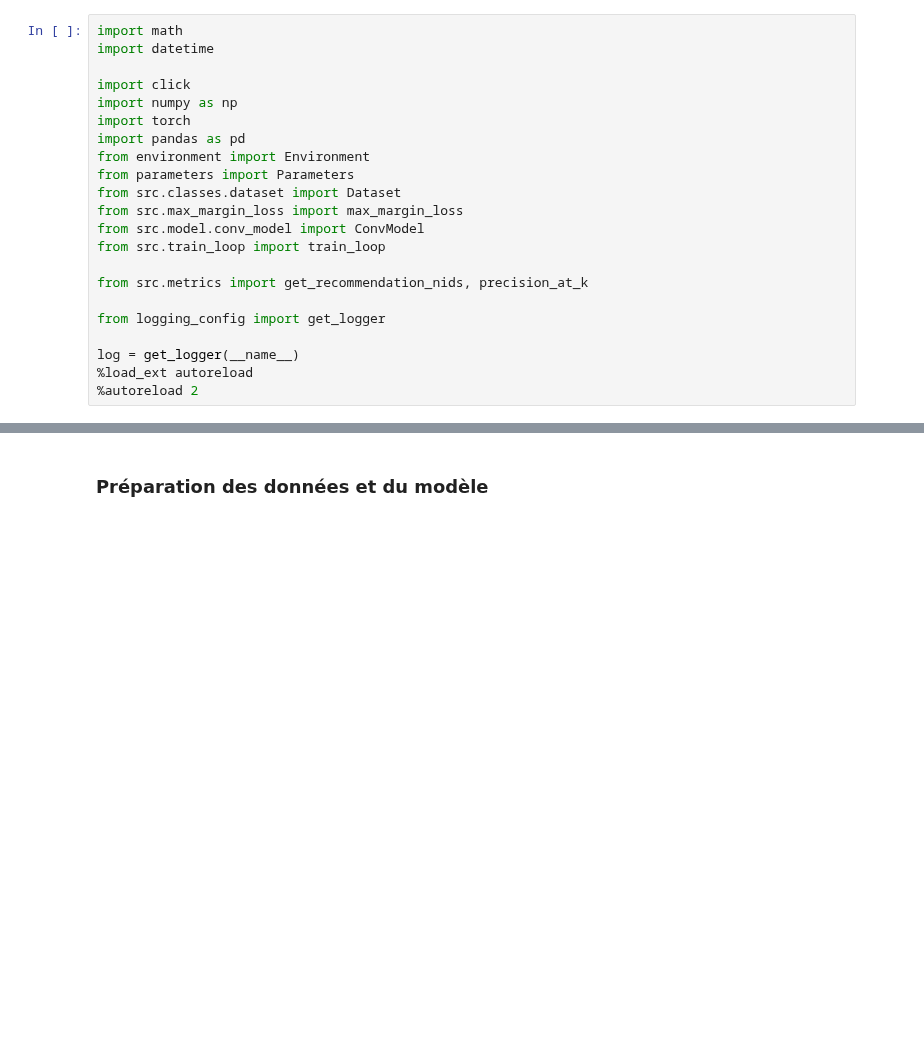
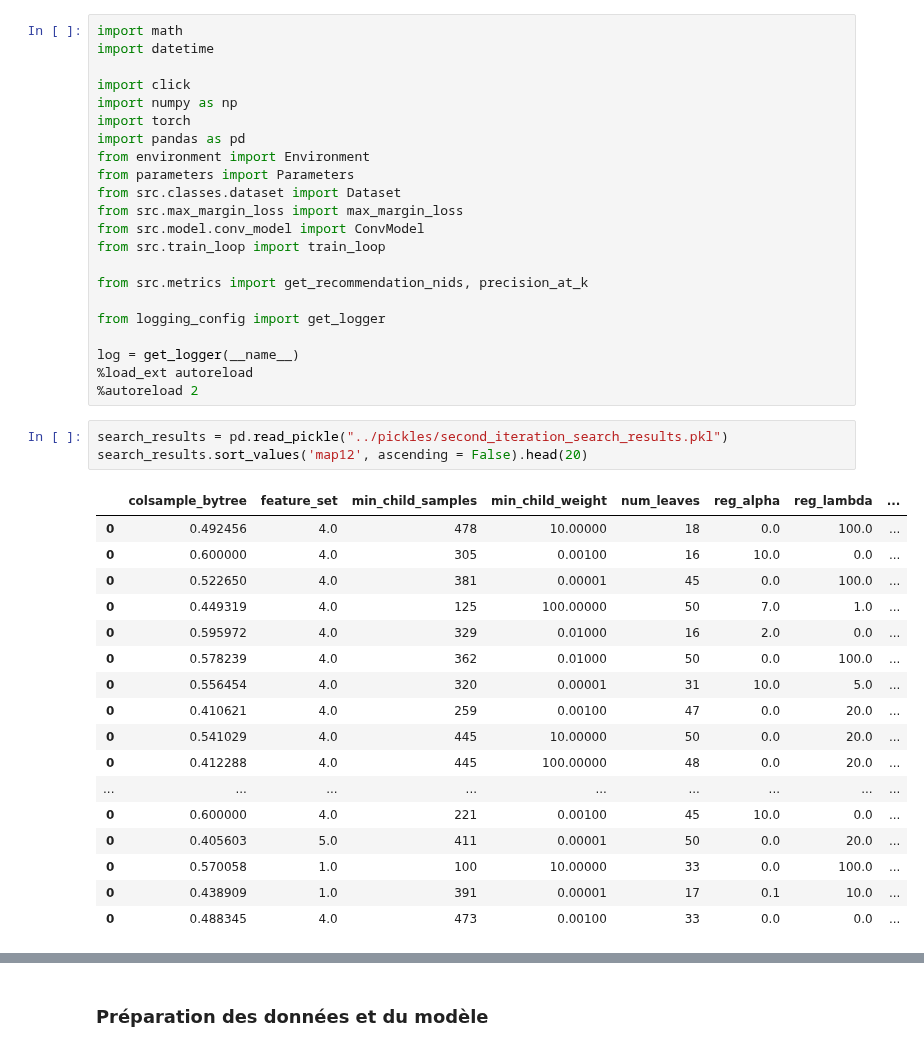
Before and after one commit to treb93/pyhm, a Jupyter notebook: gnn/debug.ipynb, the cells around one changed output, grey strips where cells are left out. Saved outputs shown, nothing was run; the diff lists cells and outputs as text; blank space fills up the shorter version.

```diff
--- a/gnn/debug.ipynb
+++ b/gnn/debug.ipynb
@@ -20,3 +20,24 @@ from logging_config import get_logger
 log = get_logger(__name__)
 %load_ext autoreload
 %autoreload 2
+# %%
+search_results = pd.read_pickle("../pickles/second_iteration_search_results.pkl")
+search_results.sort_values('map12', ascending = False).head(20)
+# %% [output]
+|  | colsample_bytree | feature_set | min_child_samples | min_child_weight | num_leaves | reg_alpha | reg_lambda | ... |
+| 0 | 0.492456 | 4.0 | 478 | 10.00000 | 18 | 0.0 | 100.0 | ... |
+| 0 | 0.600000 | 4.0 | 305 | 0.00100 | 16 | 10.0 | 0.0 | ... |
+| 0 | 0.522650 | 4.0 | 381 | 0.00001 | 45 | 0.0 | 100.0 | ... |
+| 0 | 0.449319 | 4.0 | 125 | 100.00000 | 50 | 7.0 | 1.0 | ... |
+| 0 | 0.595972 | 4.0 | 329 | 0.01000 | 16 | 2.0 | 0.0 | ... |
+| 0 | 0.578239 | 4.0 | 362 | 0.01000 | 50 | 0.0 | 100.0 | ... |
+| 0 | 0.556454 | 4.0 | 320 | 0.00001 | 31 | 10.0 | 5.0 | ... |
+| 0 | 0.410621 | 4.0 | 259 | 0.00100 | 47 | 0.0 | 20.0 | ... |
+| 0 | 0.541029 | 4.0 | 445 | 10.00000 | 50 | 0.0 | 20.0 | ... |
+| 0 | 0.412288 | 4.0 | 445 | 100.00000 | 48 | 0.0 | 20.0 | ... |
+| ... | ... | ... | ... | ... | ... | ... | ... | ... |
+| 0 | 0.600000 | 4.0 | 221 | 0.00100 | 45 | 10.0 | 0.0 | ... |
+| 0 | 0.405603 | 5.0 | 411 | 0.00001 | 50 | 0.0 | 20.0 | ... |
+| 0 | 0.570058 | 1.0 | 100 | 10.00000 | 33 | 0.0 | 100.0 | ... |
+| 0 | 0.438909 | 1.0 | 391 | 0.00001 | 17 | 0.1 | 10.0 | ... |
+| 0 | 0.488345 | 4.0 | 473 | 0.00100 | 33 | 0.0 | 0.0 | ... |
```
Also changed, not shown: parts of 1 cell of this notebook, 3 other files.
